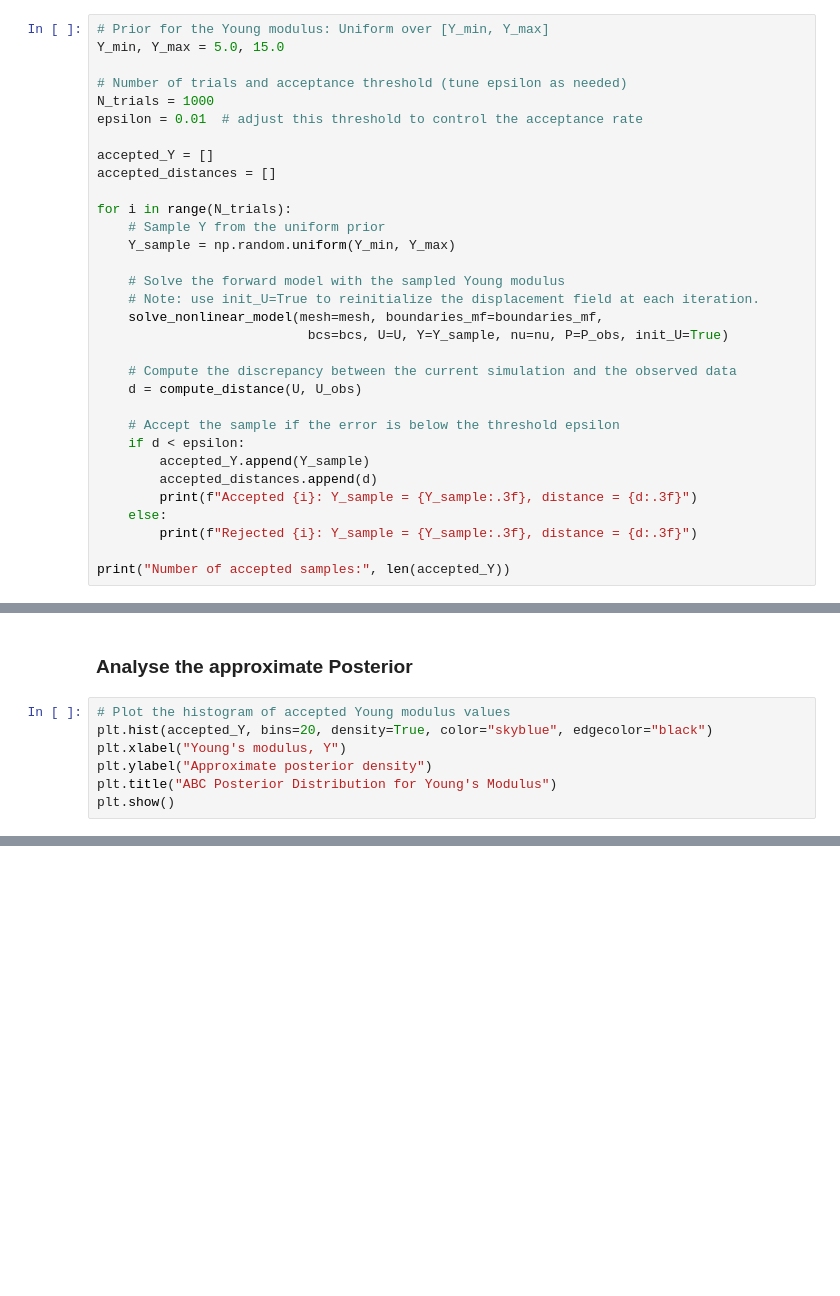
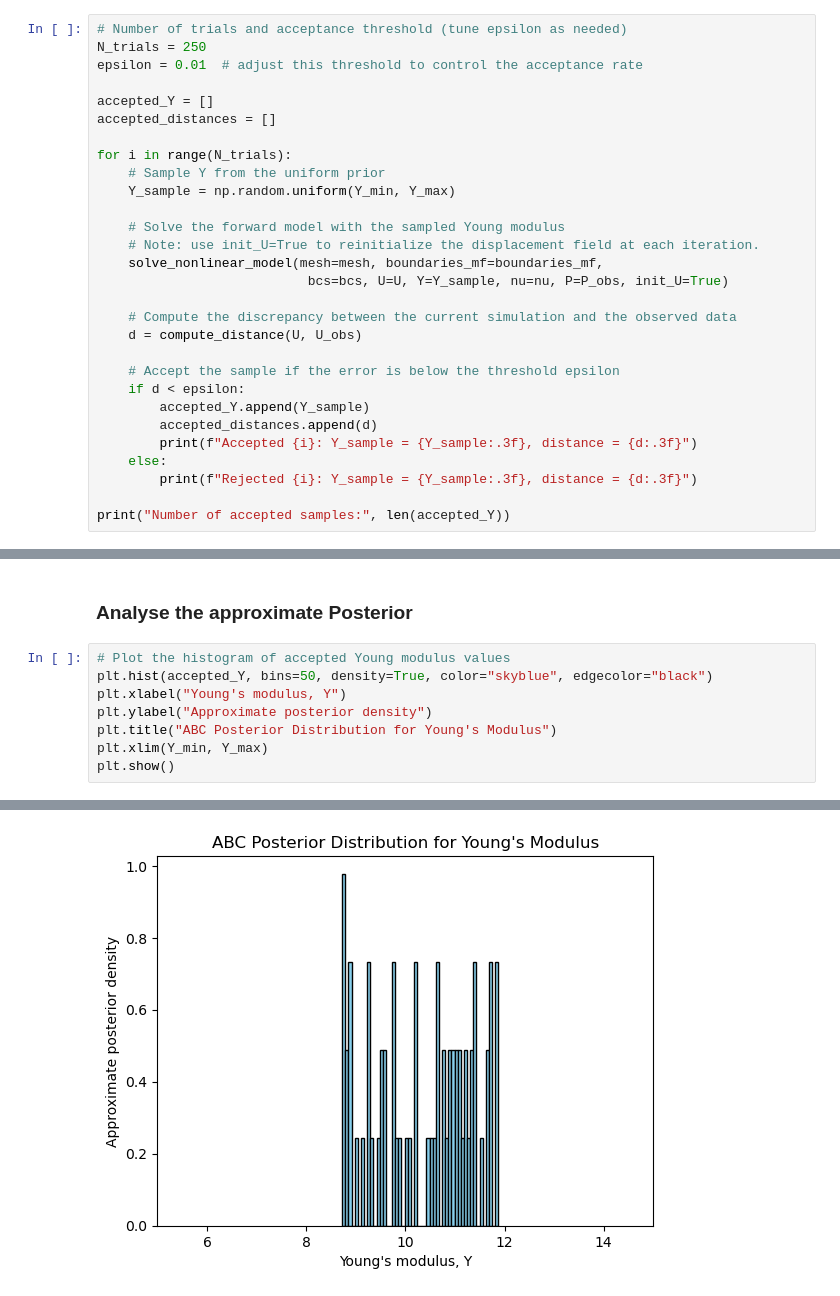
Before and after one commit to lusxvr/bayesian_parameter_identification, a Jupyter notebook: Bayesian_Parameter_Identification.ipynb, the cells around one changed output, grey strips where cells are left out. Drawn from its saved outputs; the diff is of its cells as text; blank space fills up the shorter version.

```diff
--- a/Bayesian_Parameter_Identification.ipynb
+++ b/Bayesian_Parameter_Identification.ipynb
@@ -424,9 +427,6 @@ def compute_distance(U1, U2):
 # %%
-# Prior for the Young modulus: Uniform over [Y_min, Y_max]
-Y_min, Y_max = 5.0, 15.0
-
 # Number of trials and acceptance threshold (tune epsilon as needed)
-N_trials = 1000
+N_trials = 250
 epsilon = 0.01  # adjust this threshold to control the acceptance rate
 
 accepted_Y = []
@@ -475,8 +475,10 @@ Rejected 233: Y_sample = 7.737, distance = 0.020
 ### Analyse the approximate Posterior
 # %%
 # Plot the histogram of accepted Young modulus values
-plt.hist(accepted_Y, bins=20, density=True, color="skyblue", edgecolor="black")
+plt.hist(accepted_Y, bins=50, density=True, color="skyblue", edgecolor="black")
 plt.xlabel("Young's modulus, Y")
 plt.ylabel("Approximate posterior density")
 plt.title("ABC Posterior Distribution for Young's Modulus")
+plt.xlim(Y_min, Y_max)
 plt.show()
+# %% [output]
@@ -482,0 +506 @@ plt.show()
+[figure, added]
```
Also changed, not shown: parts of 9 cells of this notebook, 1 other file.
